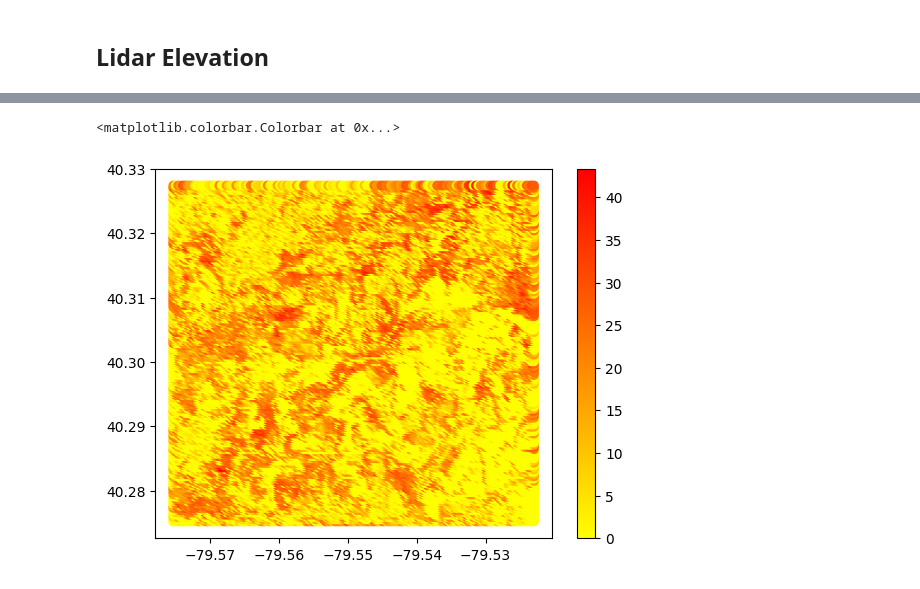
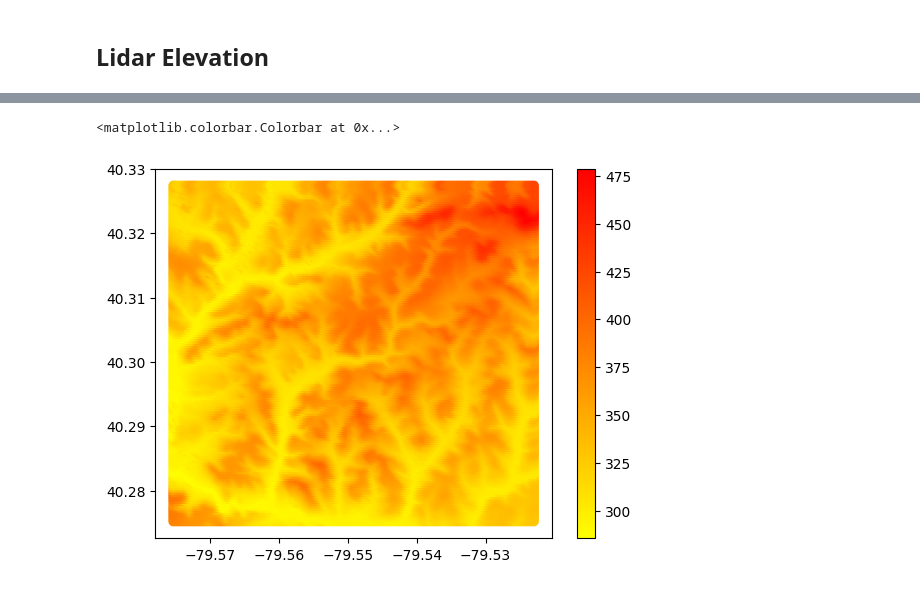
Before and after one commit to bennicholson2/Urban-Heat-Island-Prediction, a Jupyter notebook: code/greensburg_notebook.ipynb, the cells around one changed output, grey strips where cells are left out. Cells and saved outputs as stored; diff of their text form; code cells hidden in the pictures.

Commit message:
initial greensburg updates

```diff
--- a/code/greensburg_notebook.ipynb
+++ b/code/greensburg_notebook.ipynb
@@ -586,2 +697,4 @@ plt.colorbar()
 # %%
-lidar_elevation = map_satellite_data('/Users/ben_nicholson/Documents/vs_code/urban_heat_islands/satellite_images/greensburg/lidar_elevation.tiff',greensburg_location_df,['elevation'])
+greensburg_natural_elevation_dtm = map_satellite_data('/Users/ben_nicholson/Documents/vs_code/urban_heat_islands/satellite_images/greensburg/lidar_natural_elevation_dtm.tiff',greensburg_location_df,['elevation'])
+
+greensburg_natural_elevation_dtm = combine_two_datasets(greensburg_location_df, greensburg_natural_elevation_dtm)
@@ -593,0 +701,6 @@ greensburg_elevation_min_dropped = greensburg_elevation[~greensburg_elevation_ma
+# %%
+# remove the very low values where data was not recorded
+
+greensburg_natural_elevation_dtm = greensburg_natural_elevation_dtm[(greensburg_natural_elevation_dtm['elevation']>0)]
+
+greensburg_natural_elevation_dtm
@@ -594,6 +721,6 @@ greensburg_elevation_min_dropped = greensburg_elevation[~greensburg_elevation_ma
 # %%
-plt.scatter(greensburg_elevation_min_dropped['Longitude'],greensburg_elevation_min_dropped['Latitude'],c=greensburg_elevation_min_dropped['elevation'],cmap='autumn_r')
+plt.scatter(greensburg_natural_elevation_dtm['Longitude'],greensburg_natural_elevation_dtm['Latitude'],c=greensburg_natural_elevation_dtm['elevation'],cmap='autumn_r')
 plt.colorbar()
 # %% [output]
 <matplotlib.colorbar.Colorbar at 0x...>
-[figure, old version]
+[figure, new version]
```
Also changed, not shown: parts of 134 cells of this notebook, 10 other files.
